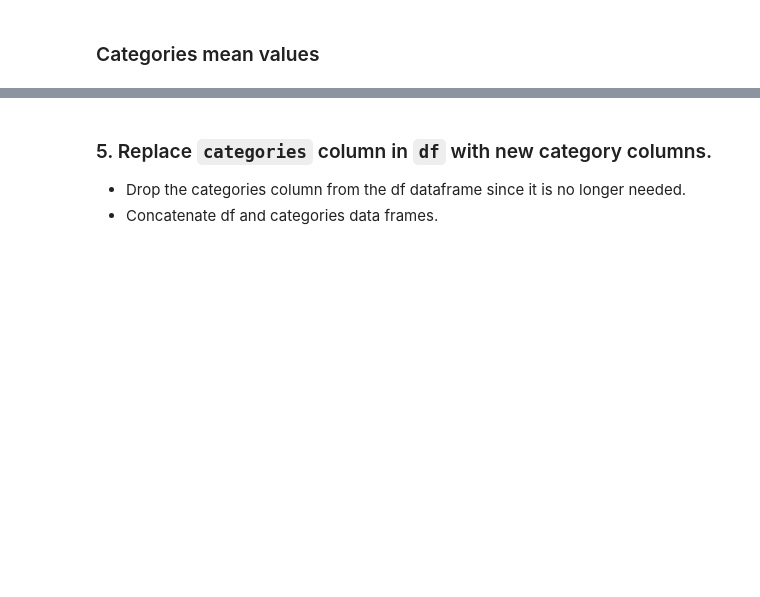
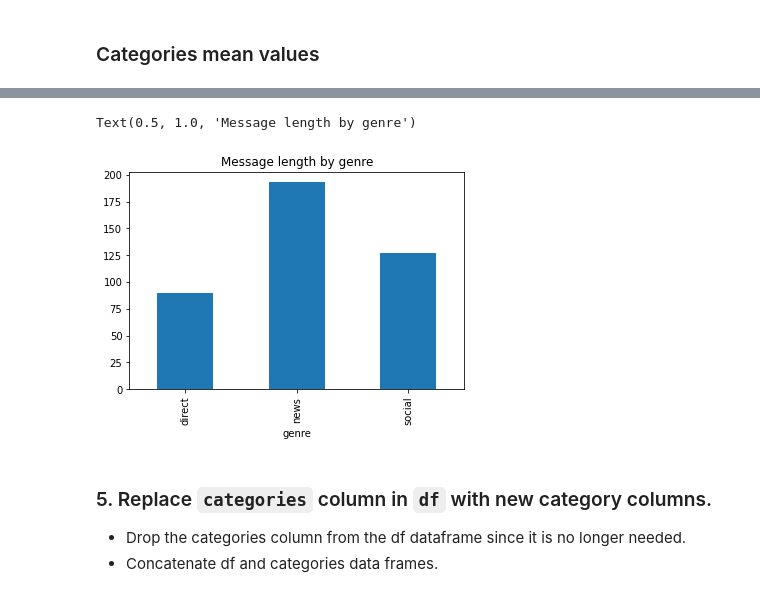
Before and after one commit to rafaelmata357/Disaster-Response-Pipeline, a Jupyter notebook: data/ETL Pipeline Preparation.ipynb, the cells around one changed output, grey strips where cells are left out. Drawn from its saved outputs; the diff is of its cells as text; code cells hidden in the pictures; blank space fills up the shorter version.

```diff
--- a/data/ETL Pipeline Preparation.ipynb
+++ b/data/ETL Pipeline Preparation.ipynb
@@ -170,3 +181,9 @@ plt.grid(True)
+# %%
+men_len.plot.bar()
+plt.title('Message length by genre');
+# %% [output]
+Text(0.5, 1.0, 'Message length by genre')
+[figure, added]
 # %% [markdown]
 ### 5. Replace `categories` column in `df` with new category columns.
 - Drop the categories column from the df dataframe since it is no longer needed.
```
Also changed, not shown: parts of 6 cells of this notebook.
